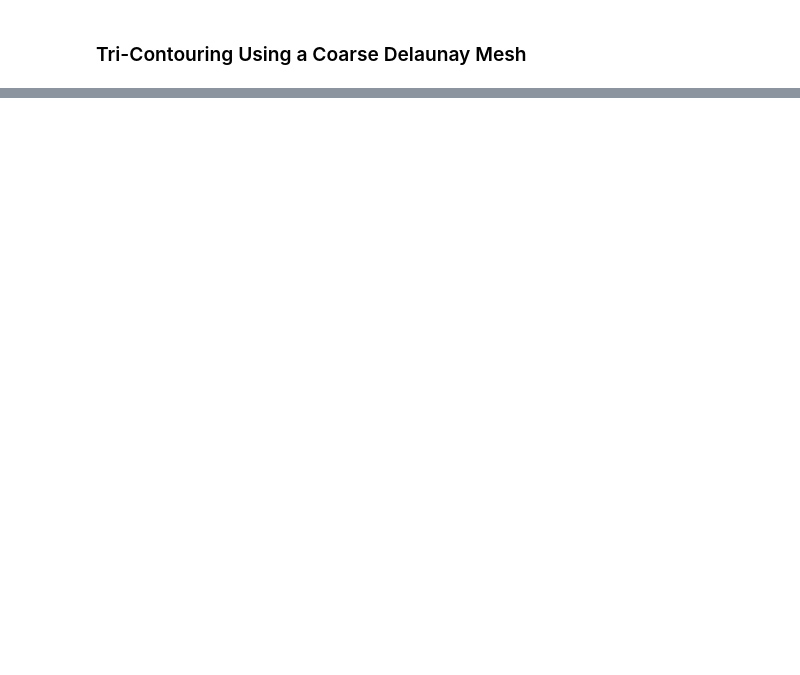
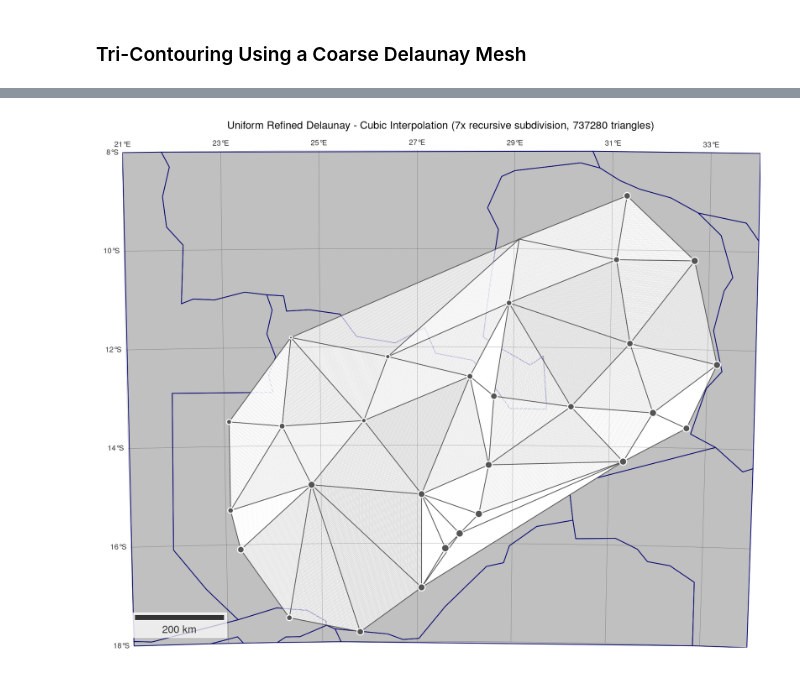
Before and after one commit to urschrei/Geopython, a Jupyter notebook: contour.ipynb, the cells around one changed output, grey strips where cells are left out. Cells and saved outputs as stored; diff of their text form; code cells hidden in the pictures; blank space fills up the shorter version.

```diff
--- a/contour.ipynb
+++ b/contour.ipynb
@@ -820,0 +306,32 @@ plt.tight_layout()
+# %%
+# Recommended subdiv is 3; we go higher because we only have 29 input points
+subdiv = 7
+
+tri = Triangulation(data['projected_lon'], data['projected_lat'])
+tri.set_mask(TriAnalyzer(tri).get_flat_tri_mask(min_circle_ratio))
+
+refiner = UniformTriRefiner(tri)
+# CubicTriInterpolator mutates its z buffer in-place; pandas hands us a
+# read-only view, so explicitly copy to a fresh numpy array first.
+tri_refi, z_refi = refiner.refine_field(data['Z'].to_numpy(copy=True), subdiv=subdiv)
+
+fig, ax = plt.subplots(figsize=(10, 7), layout='constrained')
+draw_basemap(ax)
+
+ax.triplot(tri_refi, color='#ffffff', zorder=3, lw=0.125)
+ax.triplot(tri, color='#545454', zorder=4, lw=0.75, alpha=1.0)
+ax.scatter(
+    data['projected_lon'], data['projected_lat'],
+    color='#545454', edgecolor='#ffffff',
+    alpha=1.0, s=50 * norm(data['Z']), zorder=5,
+)
+
+ax.set_title(
+    f'Uniform Refined Delaunay - Cubic Interpolation '
+    f'({subdiv}x recursive subdivision, {tri_refi.triangles.shape[0]} triangles)',
+    fontsize=10,
+)
+plt.savefig('rainfall_refined_mesh.png', bbox_inches='tight', transparent=True, dpi=300)
+plt.show()
+# %% [output]
+[figure, added]
```
Also changed, not shown: parts of 37 cells of this notebook, 11 other files.
